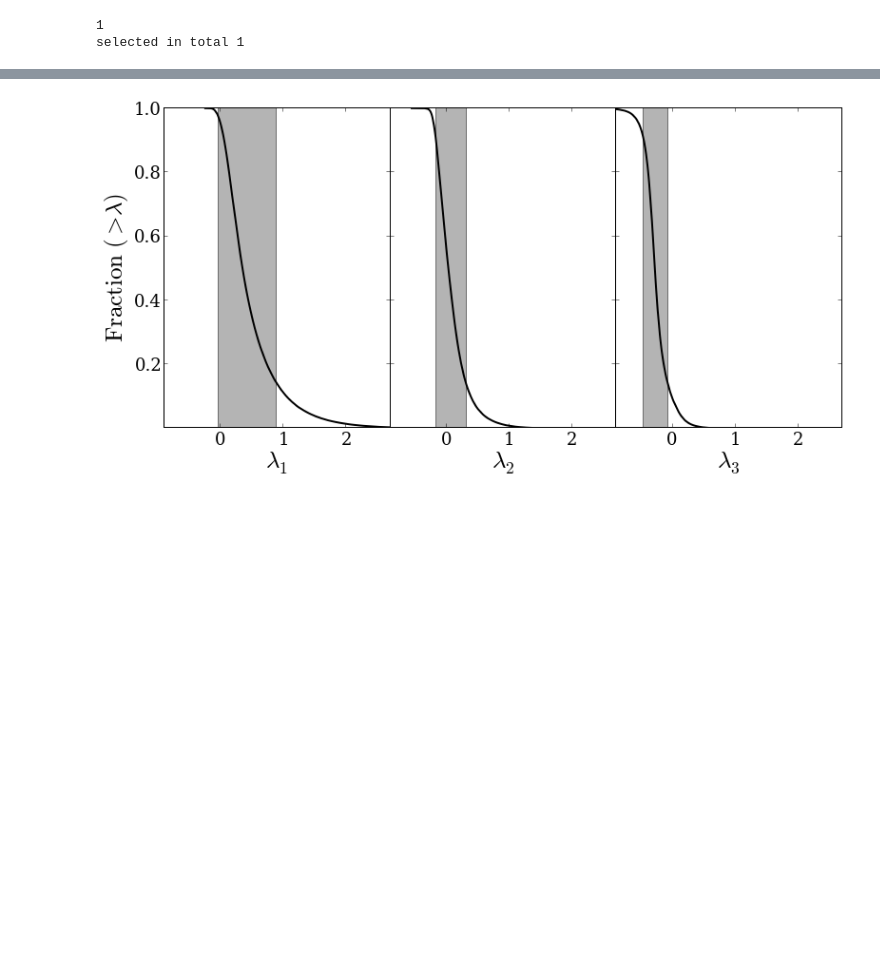
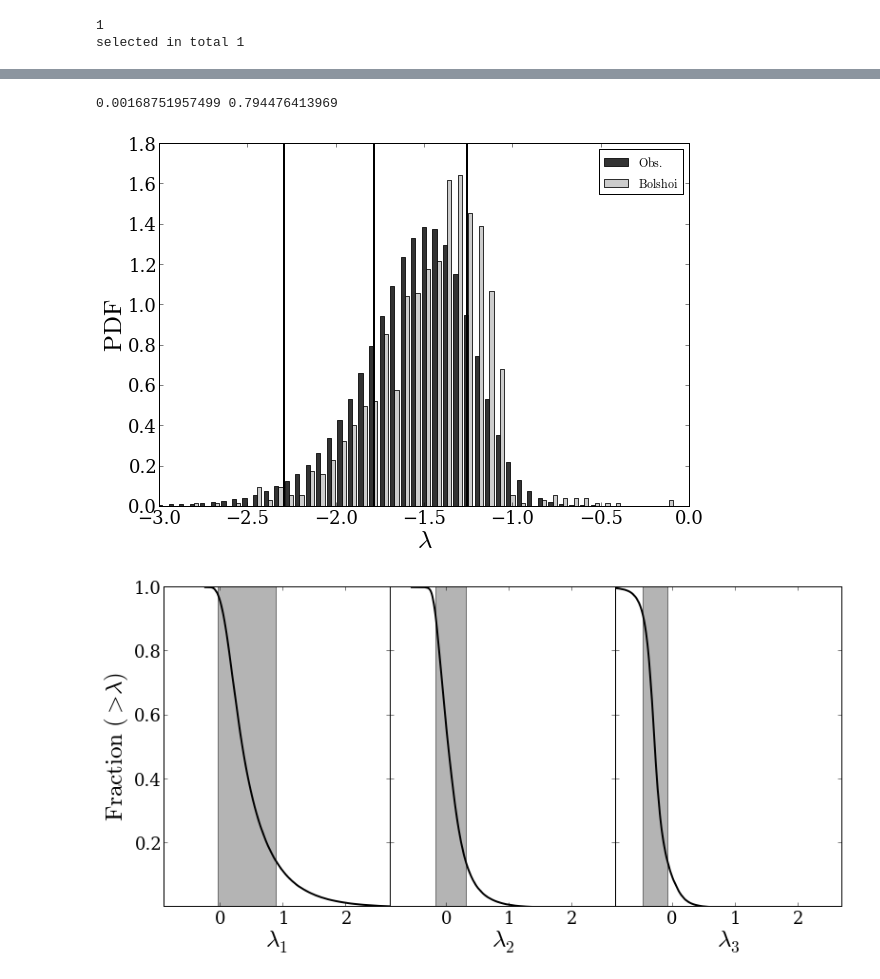
Before and after one commit to astroandes/LG_Kinematics, a Jupyter notebook: code/simulation_JE.ipynb, the cells around one changed output, grey strips where cells are left out. Cells and saved outputs as stored; diff of their text form; code cells hidden in the pictures; blank space fills up the shorter version.

```diff
--- a/code/simulation_JE.ipynb
+++ b/code/simulation_JE.ipynb
@@ -41,6 +39,7 @@ V_M31_MonteCarlo = zeros((n_points,3))
 R_M31_MonteCarlo = zeros((n_points,3))
 
 Mass_M31_MonteCarlo = random.normal(Mass_Total,Mass_Total_sigma, n_points)
+Reduced_Mass_MonteCarlo = random.normal(0.3*Mass_Total, 0.3*Mass_Total_sigma, n_points)
 for i in range(3):
     V_M31_MonteCarlo[:,i] = random.normal(V_M31[i],V_M31_sigma[i],n_points)
     R_M31_MonteCarlo[:,i] = random.normal(R_M31[i],R_M31_sigma[i],n_points)
@@ -67,0 +67,4 @@ print std((2.0*E_UNITS*E_kin/KM_TO_MPC/KM_TO_MPC))/mean((2.0*E_UNITS*E_kin/KM_TO
+# %%
+#run montecarlog for the lambda parameter
+lambda_obs = (Reduced_Mass_MonteCarlo**1.5) * (J_norm * L_UNITS * KM_TO_MPC)* sqrt(abs(E * E_UNITS)) / (G_GRAV * (Mass_M31_MonteCarlo)**(5.0/2.0))
+print amin(lambda_obs), amax(lambda_obs)
@@ -315,3 +279,45 @@ HOLA
+# %%
+#make the plot with the 'spin parameter'
+print amin(lambda_orbit), amax(lambda_orbit)
+#Figure with the spin parameter distribution
+fig = figure(1, figsize=(9.5,6.5))
+ax = axes()
+ax.set_xlabel("$\mathrm{\lambda}$",fontsize=25)
+ax.set_ylabel("$\mathrm{PDF}$",fontsize=25)
+ticklabels_x = ax.get_xticklabels()
+ticklabels_y = ax.get_yticklabels()
+
+for label_x in ticklabels_x:
+    label_x.set_fontsize(18)
+    label_x.set_family('serif')
+for label_y in ticklabels_y:
+    label_y.set_fontsize(18)
+    label_y.set_family('serif')
+
+n, bins, patches = ax.hist([log10(lambda_obs),log10(lambda_orbit)], 80, normed=[0,0], color = ['black', 'silver'], alpha=0.8,
+                    label=["$\mathrm{Obs.}$","$\mathrm{Bolshoi}$"])
+legend()
+
+n_clues=3
+clues1=data_path+"pair_physical_vweb_IC10909.dat"
+clues2=data_path+"pair_physical_vweb_IC16953.dat"
+clues3=data_path+"pair_physical_vweb_IC2710.dat"
+clues=chararray([n_clues], itemsize=1024)
+clues[0]=clues1;clues[1]=clues2; clues[2]=clues3
+clues_data = np.zeros([n_clues,2])
+
+CLUES = log10(array([0.0163,0.0549,0.00507]))
+for x in CLUES:
+    ax.axvline(x=x,ymin=0.0,ymax=3.0,c="black",linewidth=2)
+
+ax.set_xlim([-3.0,0])
+filename='lambda_orbit'
+savefig(filename + '.eps',format = 'eps', transparent=True)
+savefig(filename + '.pdf',format = 'pdf', transparent=True)
+savefig(filename + '.png',format = 'png', transparent=True)
+# %% [output]
+0.00168751957499 0.794476413969
+[figure, added]
 # %%
 #Prepare the plots and data concerning the eigenvalues
 bolshoi_file  = data_path+"PaperLG-ProperMotion/data/pair_physical_vweb.dat"
```
Also changed, not shown: parts of 16 cells of this notebook, 1 other file.
